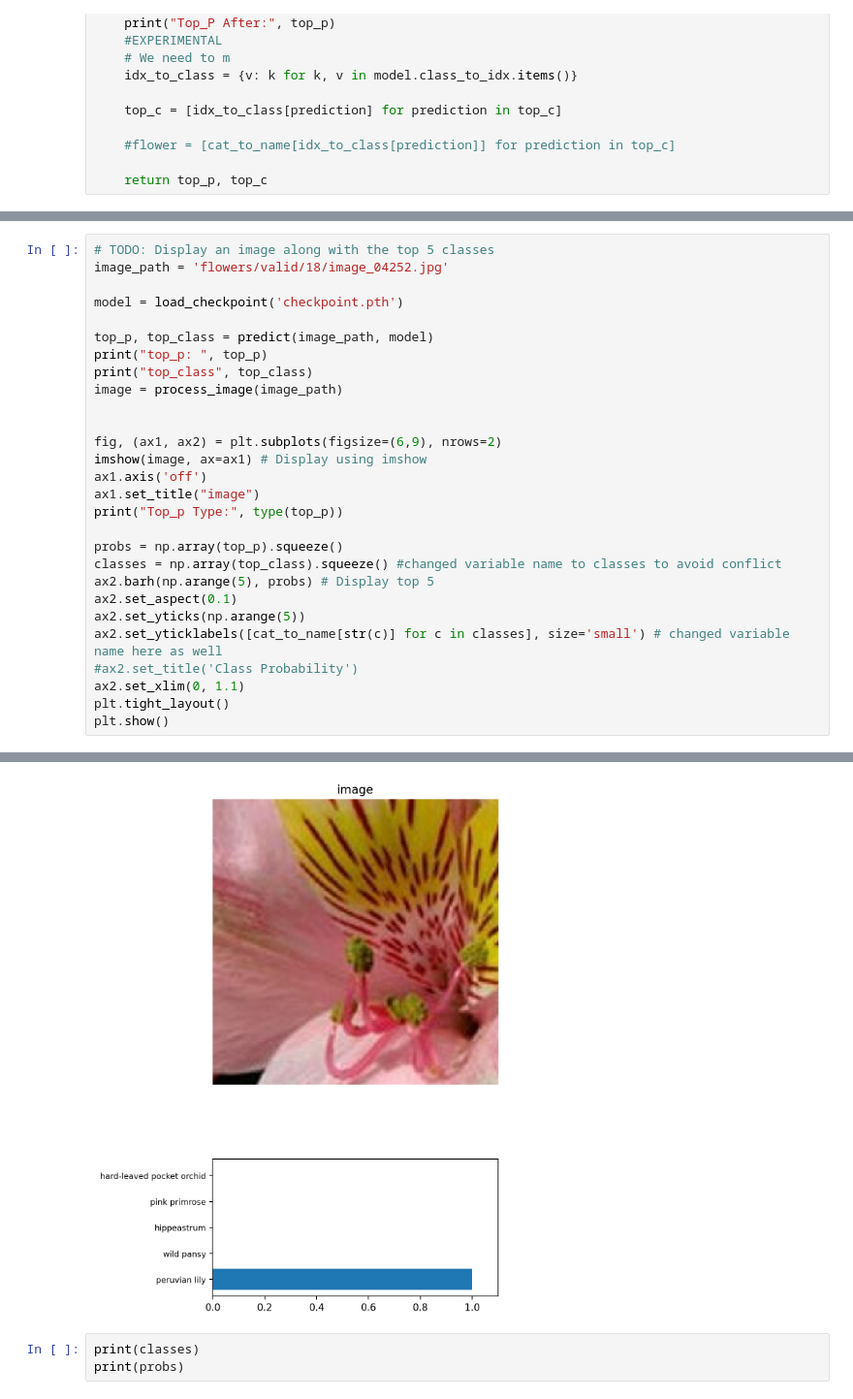
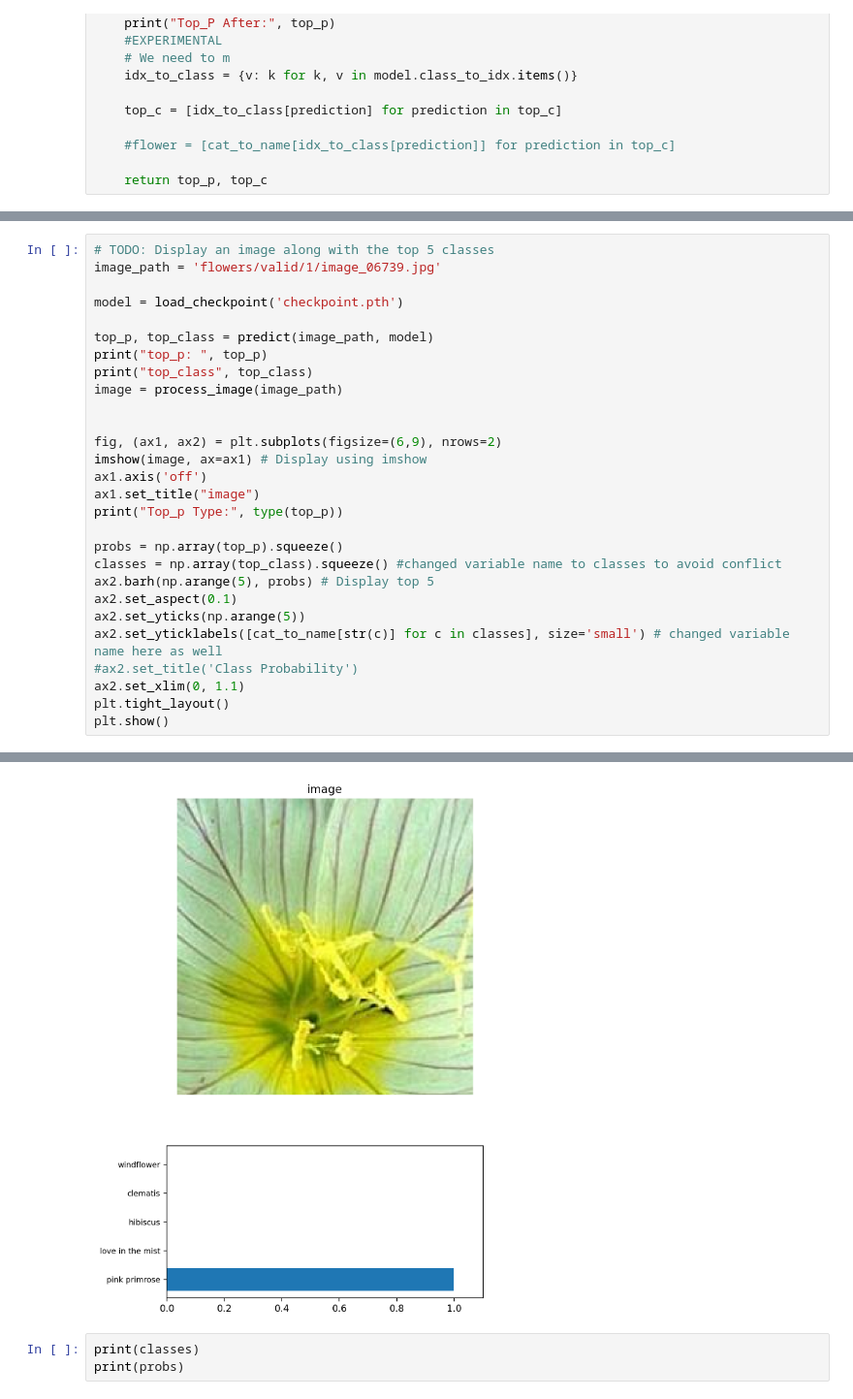
Before and after one commit to amnyulwa/aipnd-project, a Jupyter notebook: Image_Classifier_Project.ipynb, the cells around one changed output, grey strips where cells are left out. Shown at 97% size. Cells and saved outputs as stored; diff of their text form.

```diff
--- a/Image_Classifier_Project.ipynb
+++ b/Image_Classifier_Project.ipynb
@@ -670,7 +670,7 @@ Now that you can use a trained model for predictions, check to make sure it make
 You can convert from the class integer encoding to actual flower names with the `cat_to_name.json` file (should have been loaded earlier in the notebook). To show a PyTorch tensor as an image, use the `imshow` function defined above.
 # %%
 # TODO: Display an image along with the top 5 classes
-image_path = 'flowers/valid/18/image_04252.jpg'
+image_path = 'flowers/valid/1/image_06739.jpg'
 
 model = load_checkpoint('checkpoint.pth')
 
@@ -716,5 +716,5 @@ top_class ['18', '52', '91', '1', '2']
 Top_p Type: <class 'list'>
-[figure, old version]
+[figure, new version]
 # %%
 print(classes)
 print(probs)
```
Also changed, not shown: parts of 1 cell of this notebook.
